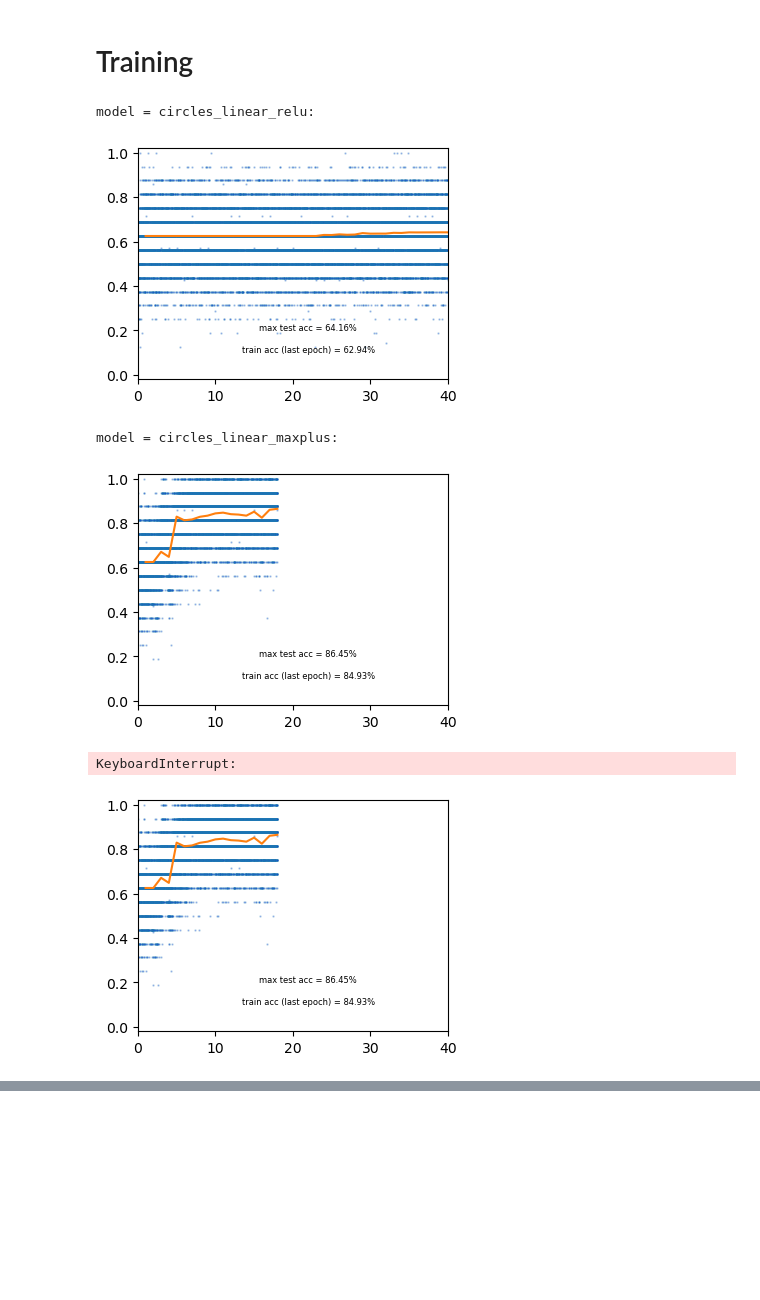
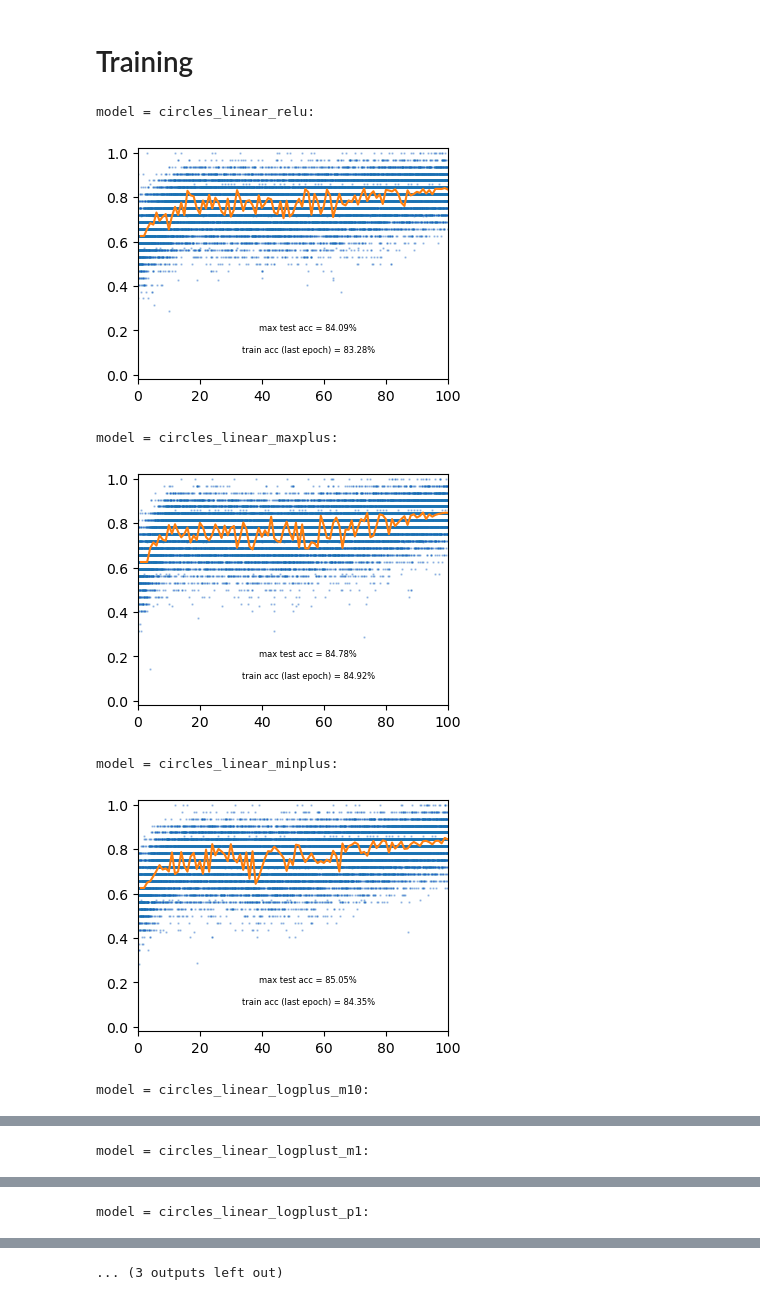
Before and after one commit to bmnsmets/semitorch, a Jupyter notebook: experiments/article-fullyconnected-naitzat.ipynb, the cells around one changed output, grey strips where cells are left out. Drawn from its saved outputs; the diff is of its cells as text; code cells hidden in the pictures; blank space fills up the shorter version.

Commit message:
fc circles experiment + fashion fix

```diff
--- a/experiments/article-fullyconnected-naitzat.ipynb
+++ b/experiments/article-fullyconnected-naitzat.ipynb
@@ -118,7 +119,7 @@ Spheres dataset: input features = 3, classes = 2, samples = 37800
 # %% [markdown]
 #### Create Dataloaders
 # %%
-circles_train_loader = DataLoader(circles_train, batch_size=16, shuffle=True)
+circles_train_loader = DataLoader(circles_train, batch_size=32, shuffle=True)
 circles_test_loader = DataLoader(
     circles_test, batch_size=len(circles_test), shuffle=True
 )
@@ -140,10 +141,12 @@ class LinearReLU(nn.Module):
     def __init__(self, num_features: int, num_classes: int, width: int = 16):
         super().__init__()
         self.stem = nn.Linear(num_features, width, bias=False)
+        self.norm1 = nn.LayerNorm(width)
         self.layer1 = nn.Sequential(
             nn.Linear(width, width, bias=False),
             nn.ReLU(),
         )
+        self.norm2 = nn.LayerNorm(width)
         self.layer2 = nn.Sequential(
             nn.Linear(width, width, bias=False),
             nn.ReLU(),
@@ -152,20 +155,22 @@ class LinearReLU(nn.Module):
 
     def forward(self, x):
         y = self.stem(x)
+        y = self.norm1(y)
         y = y + self.layer1(y)
+        y = self.norm2(y)
         y = y + self.layer2(y)
         return self.head(y)
 
     def get_optimizer_and_scheduler(self, epochs: int, steps_per_epoch: int):
-        lr = 5e-3
-        optimizer = torch.optim.AdamW(self.parameters(), lr=lr, weight_decay=0.00001)
+        lr = 2e-2
+        optimizer = torch.optim.AdamW(self.parameters(), lr=lr, weight_decay=0.01)
         scheduler = torch.optim.lr_scheduler.OneCycleLR(
             optimizer,
             max_lr=lr,
             anneal_strategy="linear",
-            pct_start=0.1,
+            pct_start=0.45,
             three_phase=True,
-            final_div_factor=500.0,
+            final_div_factor=1000.0,
             div_factor=10.0,
             steps_per_epoch=steps_per_epoch,
             epochs=epochs,
@@ -379,7 +434,7 @@ def train(model, device, trainloader, testloader, optimizer, scheduler, loss, ep
     plt.close(fig)
     return sum(trainaccs[-epoch_len:]) / len(trainaccs[-epoch_len:]), max(accs)
 # %%
-circles_model_width = 8 # must be even for the number of parameters to match
+circles_model_width = 16 # must be even for the number of parameters to match
 
 circles_linear_relu = LinearReLU(
     circles_num_features, circles_num_classes, width=circles_model_width
@@ -425,36 +480,37 @@ circles_models = [
     circles_linear_logplus_p1,
     circles_linear_logplus_p10,
 ]
 
 circles_models = [m.to(device) for m in circles_models]
 
 loss = nn.CrossEntropyLoss(weight=torch.Tensor([1-0.6186,0.6186]).to(device))
-epochs = 40
+epochs = 100
 
 circles_train100accs = []
 circles_testaccs = []
 for im, m in enumerate(circles_models):
     optimizer, scheduler = m.get_optimizer_and_scheduler(epochs, len(circles_train_loader))
     print(f"\n\nmodel = {m.tag}:")
     train100acc, testacc = train(
         m,
         device,
         circles_train_loader,
         circles_test_loader,
         optimizer,
         scheduler,
         loss,
         epochs
     )
     circles_train100accs.append(train100acc)
     circles_testaccs.append(testacc)
 
 print(f"train accuracies (last epoch): {circles_train100accs}")
 print(f"test accuracies: {circles_testaccs}")
 # %% [output]
 model = circles_linear_relu:
-[figure, old version]
+[figure, new version]
 model = circles_linear_maxplus:
-[figure, old version]
+[figure, new version]
-KeyboardInterrupt:
+model = circles_linear_minplus:
-[figure, old version]
+[figure, new version]
+model = circles_linear_logplus_m10:
@@ -460,0 +518 @@ KeyboardInterrupt:
+model = circles_linear_logplust_m1:
@@ -460,0 +520 @@ KeyboardInterrupt:
+model = circles_linear_logplust_p1:
@@ -460,0 +522 @@ KeyboardInterrupt:
+... (3 outputs left out)
```
Also changed, not shown: parts of 5 cells of this notebook, 1 other file.
